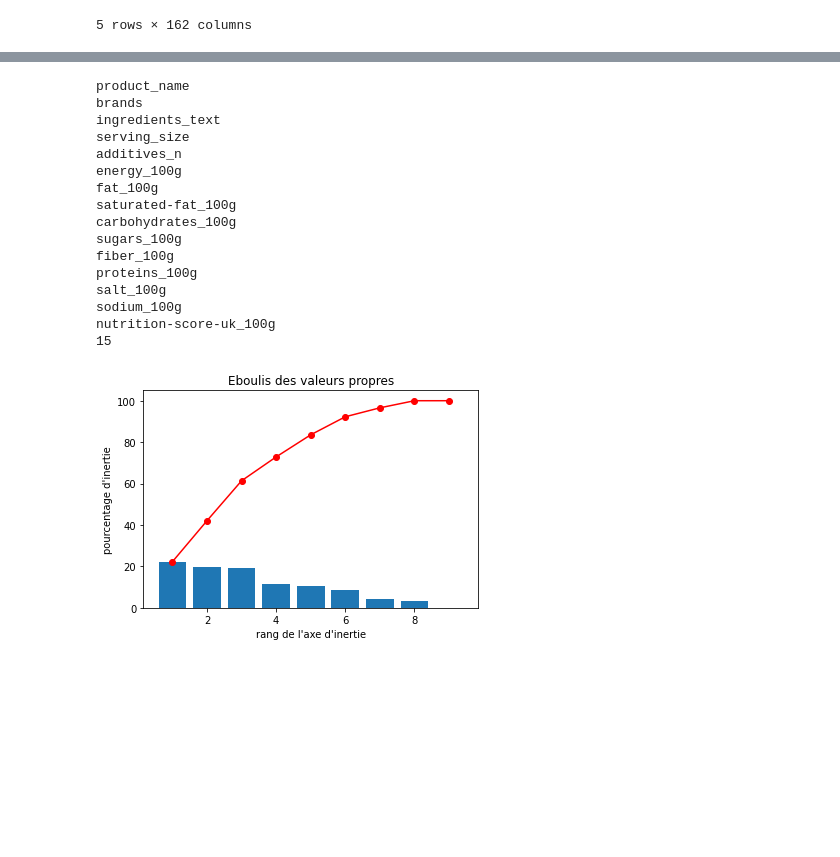
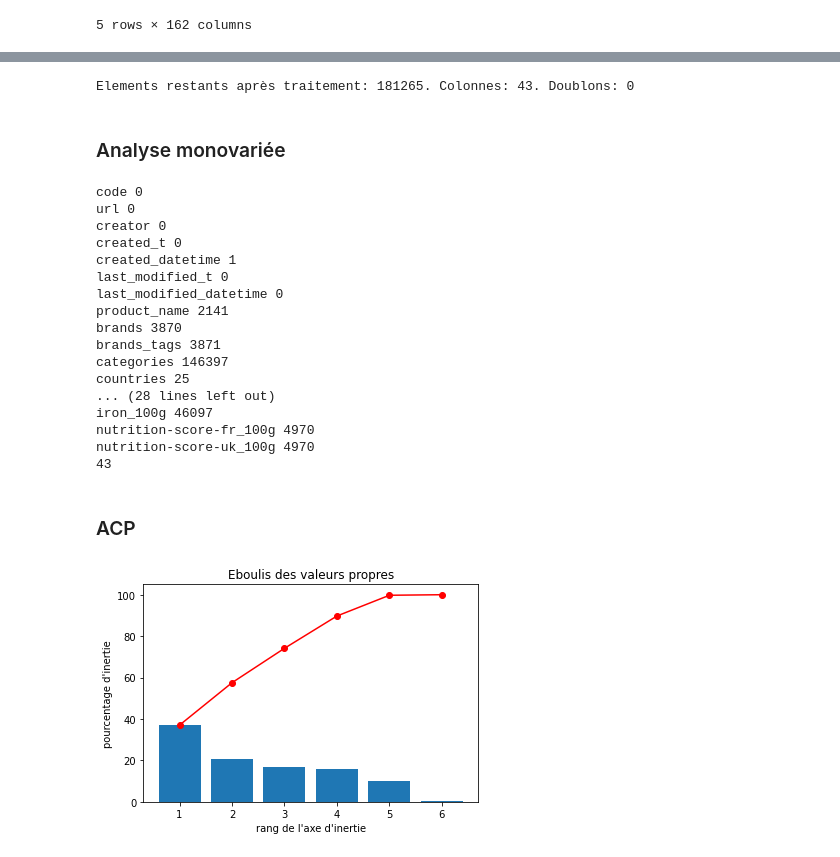
Before and after one commit to ThibaultDieudonne/OpenFoodFacts-Data-Exploration, a Jupyter notebook: notebook.ipynb, the cells around one changed output, grey strips where cells are left out. Cells and saved outputs as stored; diff of their text form; code cells hidden in the pictures; blank space fills up the shorter version.

```diff
--- a/notebook.ipynb
+++ b/notebook.ipynb
@@ -32,0 +30,6 @@ len(data["code"].unique())
+# %%
+nutriments = ["energy_100g","fat_100g","carbohydrates_100g", "fiber_100g","proteins_100g","sodium_100g"]
+print(data['categories'].describe())
+for nutr in nutriments:
+    print('\n')
+    print(data[nutr].describe())
@@ -32,0 +56,18 @@ len(data["code"].unique())
+# %%
+for col in nutriments:
+    data = data[data[col].notnull()]
+
+maxvalue = [3766, 100, 100, 100, 100, 100]
+
+for col, maxv in zip(nutriments, maxvalue):
+    data = data[data[col].notnull()]
+    # calculating thresholds for aberrant values
+    stats = data[col].describe()
+    q1 = stats.loc["25%"]
+    q3 = stats.loc["75%"]
+    default_value = q3 + 1.5 * (q3 - q1)
+    # replacing aberrant & missing values in parent dataframe
+    for index, row in data.iterrows():
+        if row[col] > maxv:
+            data.at[index, col] = default_value
+    print(data[col].describe(), end='\n\n')
@@ -34,5 +93,5 @@ len(data["code"].unique())
 entries = data.shape[0]
 for col in data.columns:
     missing_values = data[col].isnull().sum()
-    if missing_values > entries / 2:
+    if missing_values > entries / 2 and col != 'categories':
         data = data.drop([col],axis=1)
@@ -39,3 +100,9 @@ for col in data.columns:
+# %%
+print(f'Elements restants après traitement: {data.shape[0]}. Colonnes: {data.shape[1]}. Doublons: {data.shape[0]-len(data["code"].unique())}')
+# %% [output]
+Elements restants après traitement: 181265. Colonnes: 43. Doublons: 0
+# %% [markdown]
+### Analyse monovariée
 # %%
 drop_cols = ["url", "creator", "created_t", "created_datetime", "last_modified_t", "last_modified_datetime",
              "brands_tags", "countries", "countries_tags", "countries_fr", "ingredients_from_palm_oil_n",
@@ -44,54 +111,56 @@ drop_cols = ["url", "creator", "created_t", "created_datetime", "last_modified_t
 #data = data.drop(drop_cols, axis=1)
 
 for col in data.columns:
-    print(col)
+    print(f"{col} {data[col].isnull().sum()}")
 
 print(len(data.columns))
 # %% [output]
-product_name
-brands
-ingredients_text
-serving_size
-additives_n
-energy_100g
-fat_100g
-saturated-fat_100g
-carbohydrates_100g
-sugars_100g
-fiber_100g
-proteins_100g
-salt_100g
-sodium_100g
-nutrition-score-uk_100g
-15
+code 0
+url 0
+creator 0
+created_t 0
+created_datetime 1
+last_modified_t 0
+last_modified_datetime 0
+product_name 2141
+brands 3870
+brands_tags 3871
+categories 146397
+countries 25
+... (28 lines left out)
+iron_100g 46097
+nutrition-score-fr_100g 4970
+nutrition-score-uk_100g 4970
+43
+# %% [markdown]
+### ACP
 # %%
 # choix du nombre de composantes à calculer
-n_comp = 9
+n_comp = len(nutriments)
 
 # selection des colonnes à prendre en compte dans l'ACP
-#take = [additives_n, nutrition-score-uk_100g]
-take = ["nutrition-score-uk_100g","serving_size","additives_n","energy_100g","fat_100g","saturated-fat_100g","carbohydrates_100g", "sugars_100g","fiber_100g","proteins_100g","salt_100g","sodium_100g"]
-data_pca = data[["energy_100g","fat_100g","saturated-fat_100g","carbohydrates_100g", "sugars_100g","fiber_100g","proteins_100g","salt_100g","sodium_100g"]]
+data_pca = data[nutriments]
 
 # préparation des données pour l'ACP
-data_pca = data_pca.fillna(data_pca.mean())
+#data_pca = data_pca.fillna(data_pca.mean())
+
 X = data_pca.values
 features = data_pca.columns
 
 # Centrage et Réduction
 std_scale = preprocessing.StandardScaler().fit(X)
 X_scaled = std_scale.transform(X)
 
 # Calcul des composantes principales
 pca = decomposition.PCA(n_components=n_comp)
 pca.fit(X_scaled)
 
 # Eboulis des valeurs propres
 display_scree_plot(pca)
 
 plt.show()
 # %% [output]
-[figure, old version]
+[figure, new version]
 # %%
 # Cercle des corrélations
 pcs = pca.components_
```
Also changed, not shown: parts of 15 cells of this notebook, 3 other files.
